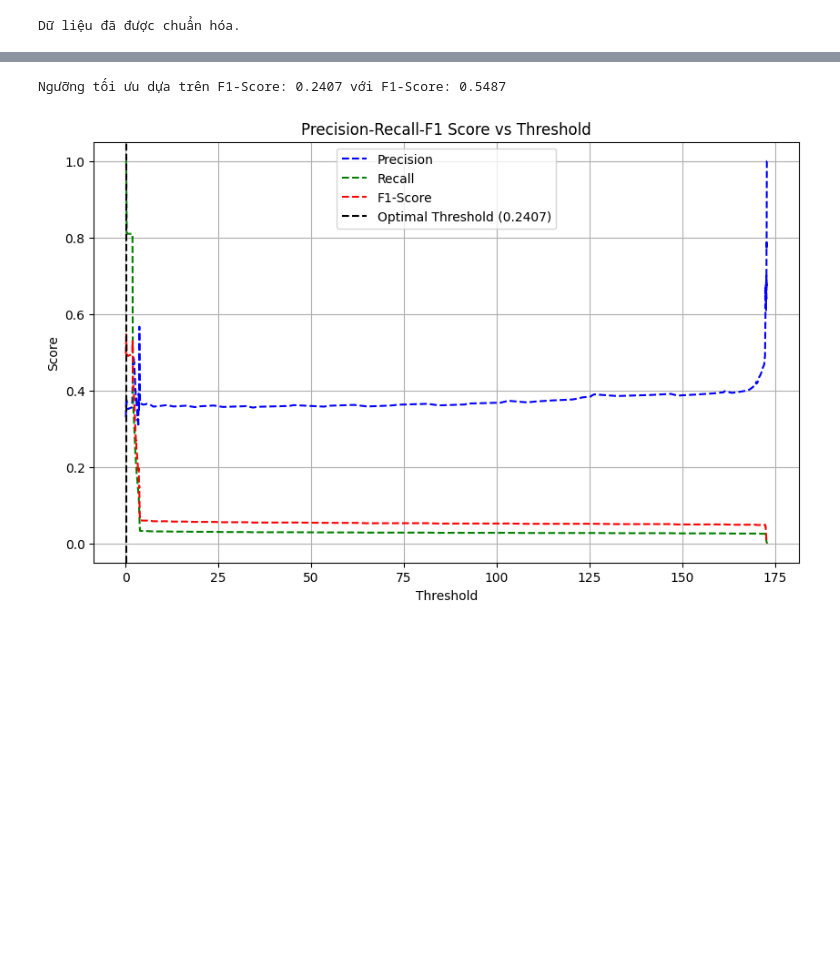
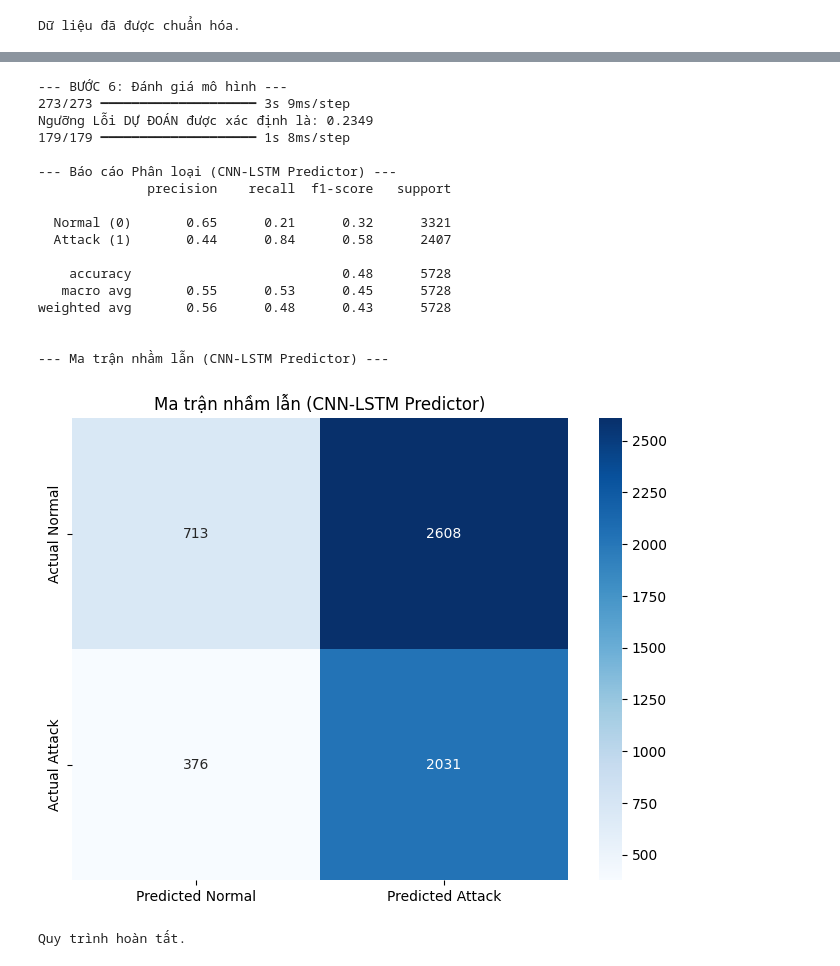
Before and after one commit to NguyenHa554/Anomaly-detection-in-SCADA-system-, a Jupyter notebook: SWAT_analysis.ipynb, the cells around one changed output, grey strips where cells are left out. Drawn from its saved outputs; the diff is of its cells as text; code cells hidden in the pictures; blank space fills up the shorter version.

```diff
--- a/SWAT_analysis.ipynb
+++ b/SWAT_analysis.ipynb
@@ -385,27 +408,48 @@ F1-Score (for Attack class): 0.5406
-# %%
-from sklearn.metrics import precision_recall_curve, f1_score, auc
-
-precisions, recalls, thresholds = precision_recall_curve(y_test, test_mae_loss)
-
-f1_scores = 2 * (precisions * recalls) / (precisions + recalls + 1e-9)  # Thêm epsilon để tránh chia cho 0
-
-optimal_idx = np.argmax(f1_scores)
-optimal_threshold = thresholds[optimal_idx]
-highest_f1 = f1_scores[optimal_idx]
-
-print(f"\nNgưỡng tối ưu dựa trên F1-Score: {optimal_threshold:.4f} với F1-Score: {highest_f1:.4f}")
-
-plt.figure(figsize=(10, 6))
-plt.plot(thresholds, precisions[:-1], 'b--', label='Precision')
-plt.plot(thresholds, recalls[:-1], 'g--', label='Recall')
-plt.plot(thresholds, f1_scores[:-1], 'r--', label='F1-Score')
-plt.axvline(optimal_threshold, color='k', linestyle='--', label=f'Optimal Threshold ({optimal_threshold:.4f})')S
-plt.xlabel('Threshold')
-plt.ylabel('Score')
-plt.title('Precision-Recall-F1 Score vs Threshold')
-plt.legend()
-plt.grid()
-plt.show()
-# %% [output]
-Ngưỡng tối ưu dựa trên F1-Score: 0.2407 với F1-Score: 0.5487
-[figure, removed]
+# %%
+print("--- BƯỚC 6: Đánh giá mô hình ---")
+
+# 6.1. Tính lỗi dự đoán trên tập train để tìm ngưỡng
+train_predictions = model_cnn_lstm.predict(X_train_seq)
+train_mae_loss = np.mean(np.abs(train_predictions - y_train_seq), axis=(1, 2))
+threshold = np.percentile(train_mae_loss, 99) # Dùng percentile 99
+print(f"Ngưỡng Lỗi DỰ ĐOÁN được xác định là: {threshold:.4f}")
+
+# 6.2. Tính lỗi dự đoán trên tập test
+test_predictions = model_cnn_lstm.predict(X_test_seq)
+test_mae_loss = np.mean(np.abs(test_predictions - y_test_seq), axis=(1, 2))
+predictions = (test_mae_loss > threshold).astype(int)
+
+# 6.3. In báo cáo và ma trận nhầm lẫn
+# Sử dụng nhãn y_test_attack_labels mà chúng ta đã tạo
+print("\n--- Báo cáo Phân loại (CNN-LSTM Predictor) ---")
+print(classification_report(y_test_attack_labels, predictions, target_names=['Normal (0)', 'Attack (1)']))
+
+print("\n--- Ma trận nhầm lẫn (CNN-LSTM Predictor) ---")
+cm = confusion_matrix(y_test_attack_labels, predictions)
+plt.figure(figsize=(8, 6))
+sns.heatmap(cm, annot=True, fmt='d', cmap='Blues',
+            xticklabels=['Predicted Normal', 'Predicted Attack'],
+            yticklabels=['Actual Normal', 'Actual Attack'])
+plt.title('Ma trận nhầm lẫn (CNN-LSTM Predictor)')
+plt.show()
+print("Quy trình hoàn tất.")
+# %% [output]
+--- BƯỚC 6: Đánh giá mô hình ---
+273/273 ━━━━━━━━━━━━━━━━━━━━ 3s 9ms/step
+Ngưỡng Lỗi DỰ ĐOÁN được xác định là: 0.2349
+179/179 ━━━━━━━━━━━━━━━━━━━━ 1s 8ms/step
+
+--- Báo cáo Phân loại (CNN-LSTM Predictor) ---
+              precision    recall  f1-score   support
+
+  Normal (0)       0.65      0.21      0.32      3321
+  Attack (1)       0.44      0.84      0.58      2407
+
+    accuracy                           0.48      5728
+   macro avg       0.55      0.53      0.45      5728
+weighted avg       0.56      0.48      0.43      5728
+
+
+--- Ma trận nhầm lẫn (CNN-LSTM Predictor) ---
+[figure, added]
+Quy trình hoàn tất.
```
Also changed, not shown: parts of 12 cells of this notebook.
